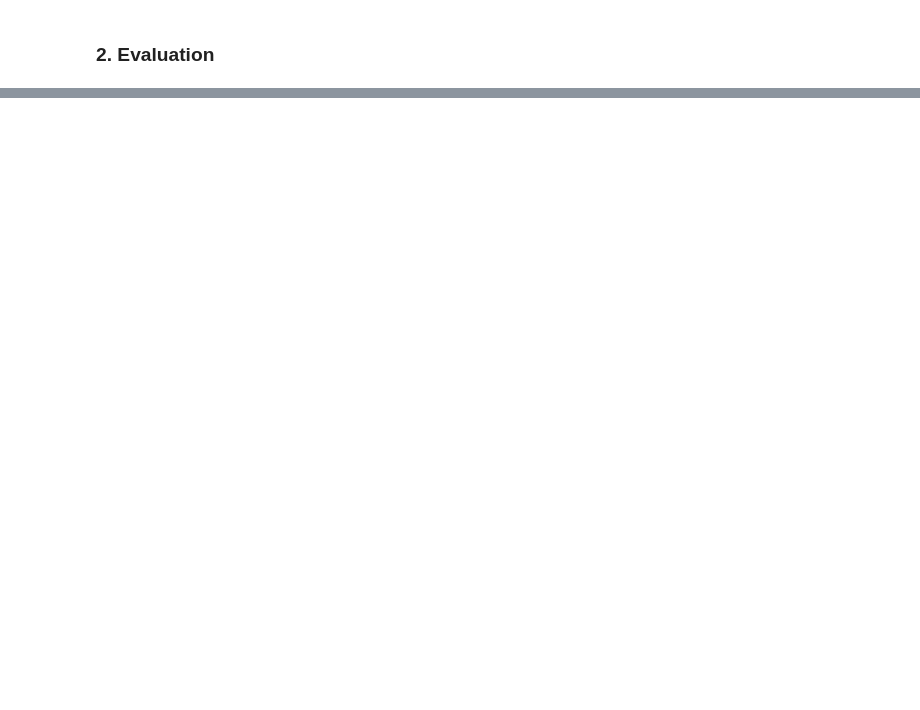
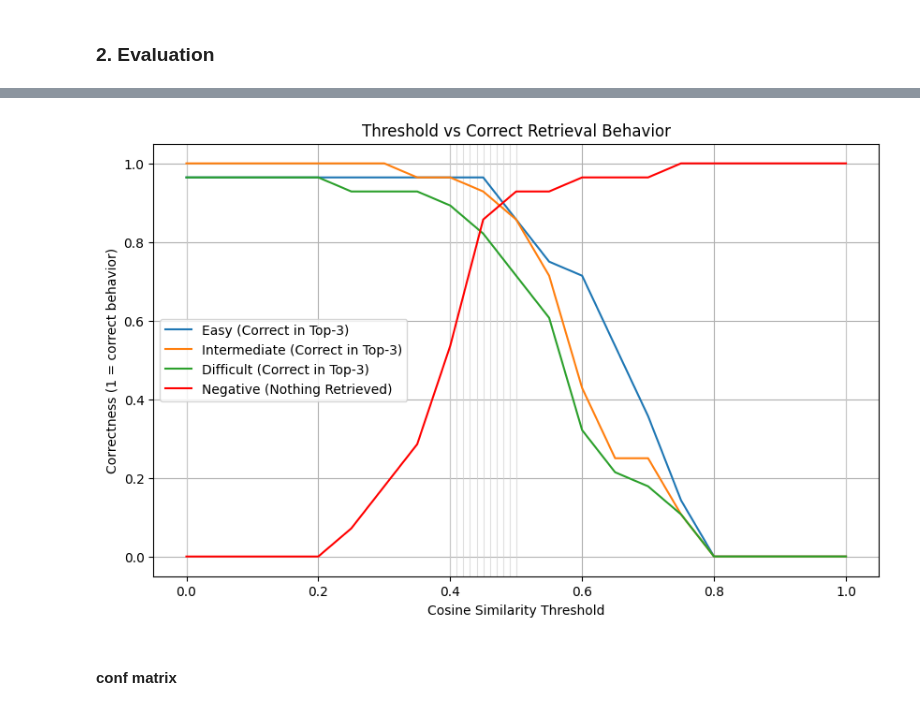
Before and after one commit to FranciscoLemos03/GenAI-PR-2025w, a Jupyter notebook: backend/experiments/experiment_4_threshold.ipynb, the cells around one changed output, grey strips where cells are left out. Drawn from its saved outputs; the diff is of its cells as text; code cells hidden in the pictures; blank space fills up the shorter version.

```diff
--- a/backend/experiments/experiment_4_threshold.ipynb
+++ b/backend/experiments/experiment_4_threshold.ipynb
@@ -221,0 +456,3 @@ plt.show()
+# %%
+thresholds_detailed = [0, 0.4, 0.41, 0.42, 0.43, 0.44, 0.45, 0.46, 0.47, 0.48, 0.49, 0.50, 1]
+df_metrics_detailed = sweep_thresholds(final_retriever, thresholds, query_sets)
@@ -221,0 +471,6 @@ plt.show()
+# %%
+threshold_selection_plot(thresholds_detailed, df_metrics_detailed)
+# %% [output]
+[figure, added]
+# %% [markdown]
+#### conf matrix
```
Also changed, not shown: parts of 21 cells of this notebook.
